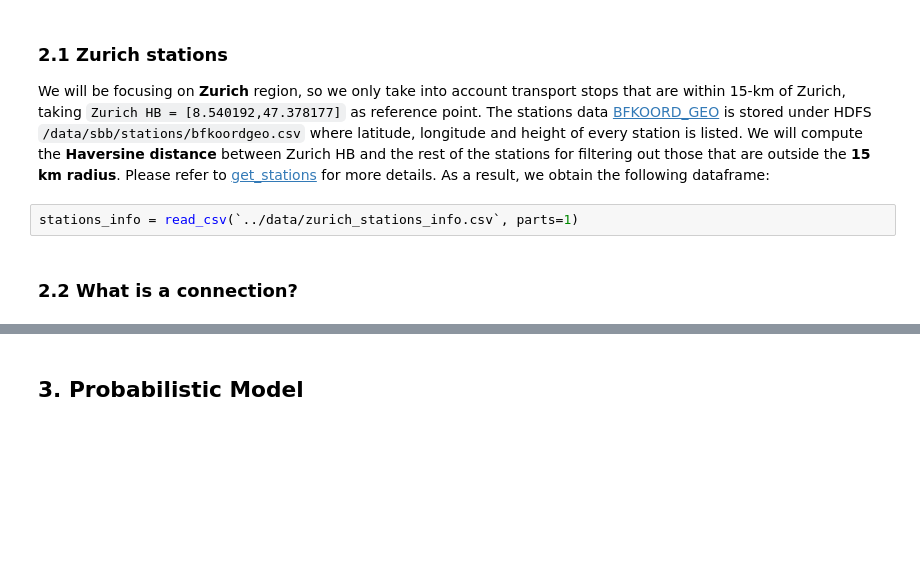
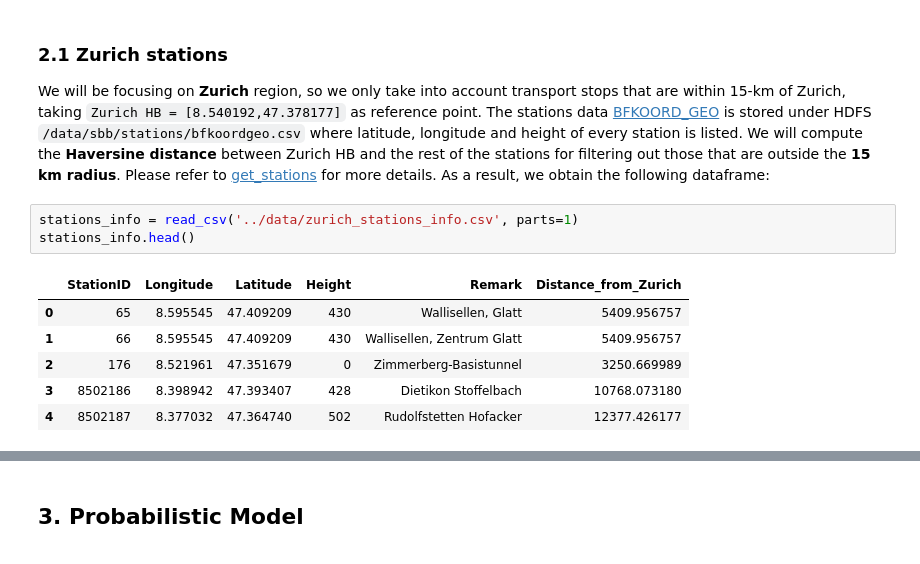
Before and after one commit to guarin/journey_planner, a Jupyter notebook: notebooks/final_notebook.ipynb, the cells around one changed output, grey strips where cells are left out. Cells and saved outputs as stored; diff of their text form; blank space fills up the shorter version.

```diff
--- a/notebooks/final_notebook.ipynb
+++ b/notebooks/final_notebook.ipynb
@@ -37,6 +39,12 @@ Our project is based on the data published on  [ Open Data Platform Mobility Swi
 
 We will be focusing on **Zurich** region, so we only take into account transport stops that are within 15-km of Zurich, taking <code>Zurich HB = [8.540192,47.378177]</code>  as reference point. The stations data [BFKOORD_GEO](https://opentransportdata.swiss/en/cookbook/hafas-rohdaten-format-hrdf/#Abgrenzung) is stored under HDFS <code>/data/sbb/stations/bfkoordgeo.csv</code> where latitude, longitude and height of every station is listed. We will compute the **Haversine distance** between Zurich HB and the rest of the stations for filtering out those that are outside the **15 km radius**. Please refer to [get_stations](./get_stations.ipynb) for more details. As a result, we obtain the following dataframe:
 # %%
-stations_info = read_csv(`../data/zurich_stations_info.csv`, parts=1)
+stations_info = read_csv('../data/zurich_stations_info.csv', parts=1)
+stations_info.head()
+# %% [output]
+|  | StationID | Longitude | Latitude | Height | Remark | Distance_from_Zurich |
+| 0 | 65 | 8.595545 | 47.409209 | 430 | Wallisellen, Glatt | 5409.956757 |
+| 1 | 66 | 8.595545 | 47.409209 | 430 | Wallisellen, Zentrum Glatt | 5409.956757 |
+| 2 | 176 | 8.521961 | 47.351679 | 0 | Zimmerberg-Basistunnel | 3250.669989 |
+| 3 | 8502186 | 8.398942 | 47.393407 | 428 | Dietikon Stoffelbach | 10768.073180 |
+| 4 | 8502187 | 8.377032 | 47.364740 | 502 | Rudolfstetten Hofacker | 12377.426177 |
-# %% [markdown]
-### 2.2 What is a connection?
```
Also changed, not shown: parts of 9 cells of this notebook, 2 other files.
